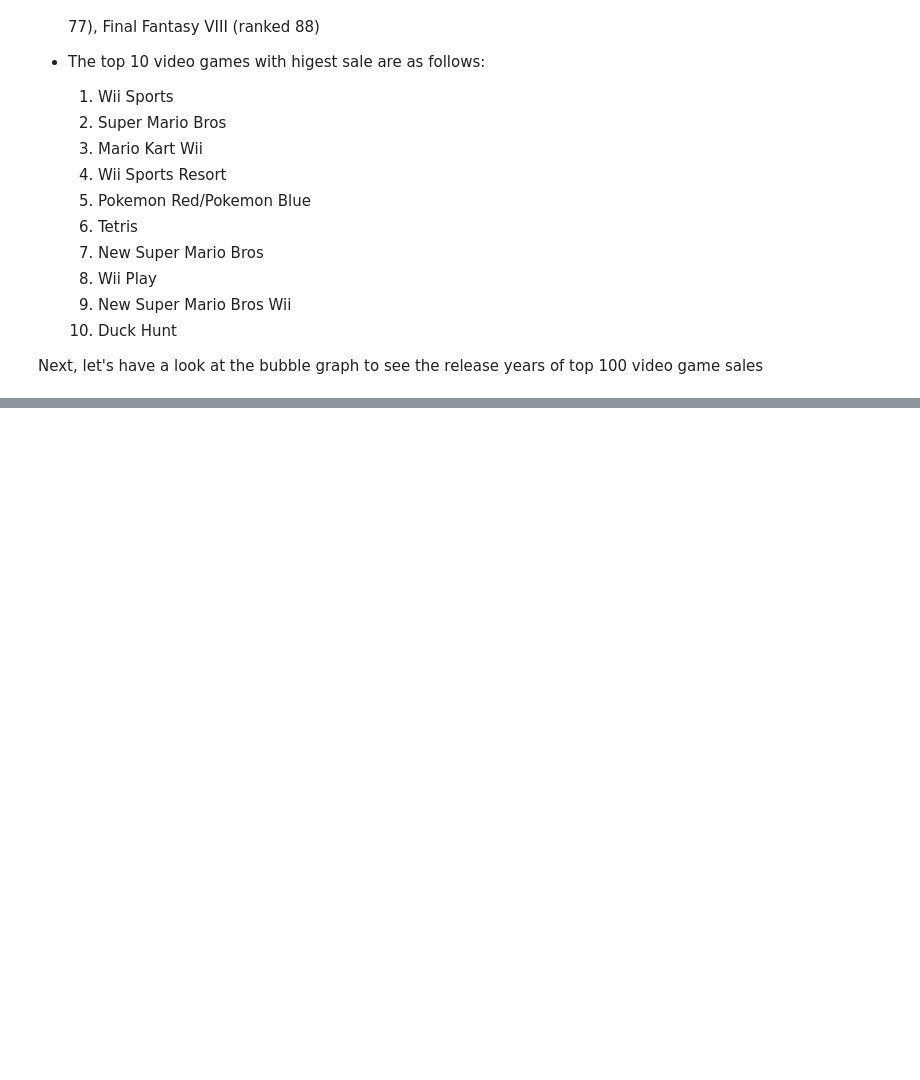
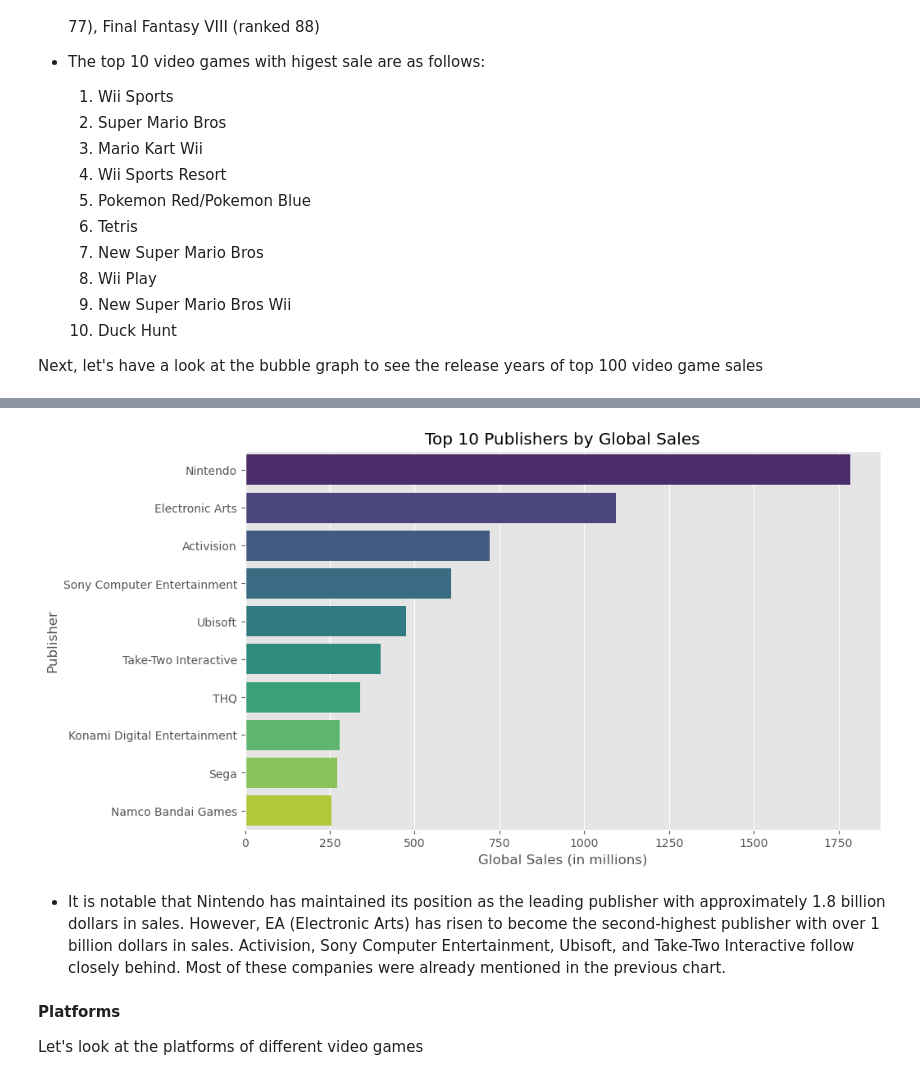
Before and after one commit to khoisday/Video-Game-Sales-Analysis, a Jupyter notebook: main.ipynb, the cells around one changed output, grey strips where cells are left out. Drawn from its saved outputs; the diff is of its cells as text; code cells hidden in the pictures; blank space fills up the shorter version.

```diff
--- a/main.ipynb
+++ b/main.ipynb
@@ -141,26 +120,0 @@ plt.show()
-# %%
-total_sales_column = 'Total_Sales'  # Define the total_sales_column
-
-if 'Total_Shipped' in df.columns:
-    df[total_sales_column] = df['Total_Shipped'] + df['Global_Sales']
-else:
-    regions = ['NA', 'JP', 'EU', 'Other']
-    region_sales_sufix = '_Sales'
-    df[total_sales_column] = df['Global_Sales']
-
-tdf = df.copy()
-tdf = tdf.sort_values('Year', ascending=True)
-
-fig = px.histogram(
-    tdf,
-    x='Platform',
-    animation_frame='Year',
-    range_y=[0, 500],
-)
-#add name to the plot
-fig.update_layout(
-    title='Platform distribution by year',
-)
-fig.update_xaxes(type='category')
-fig.update_xaxes(categoryorder='category ascending')
-fig.show()
@@ -259,0 +228,20 @@ fig.show()
+# %%
+# Convert the Series to DataFrame and reset index
+top10_publishers_by_sales = df.groupby('Publisher')['Global_Sales'].sum().sort_values(ascending=False).head(10)
+top10_publishers_by_sales_df = top10_publishers_by_sales.reset_index()
+top10_publishers_by_sales_df.columns = ['Publisher', 'Global_Sales']
+
+plt.figure(figsize=(10, 6))
+sns.barplot(x='Global_Sales', y='Publisher', data=top10_publishers_by_sales_df, palette='viridis')
+plt.title('Top 10 Publishers by Global Sales')
+plt.xlabel('Global Sales (in millions)')
+plt.ylabel('Publisher')
+plt.show()
+# %% [output]
+[figure, added]
+# %% [markdown]
+- It is notable that Nintendo has maintained its position as the leading publisher with approximately 1.8 billion dollars in sales. However, EA (Electronic Arts) has risen to become the second-highest publisher with over 1 billion dollars in sales. Activision, Sony Computer Entertainment, Ubisoft, and Take-Two Interactive follow closely behind. Most of these companies were already mentioned in the previous chart.
+# %% [markdown]
+**Platforms**
+
+Let's look at the platforms of different video games
```
Also changed, not shown: parts of 22 cells of this notebook.
